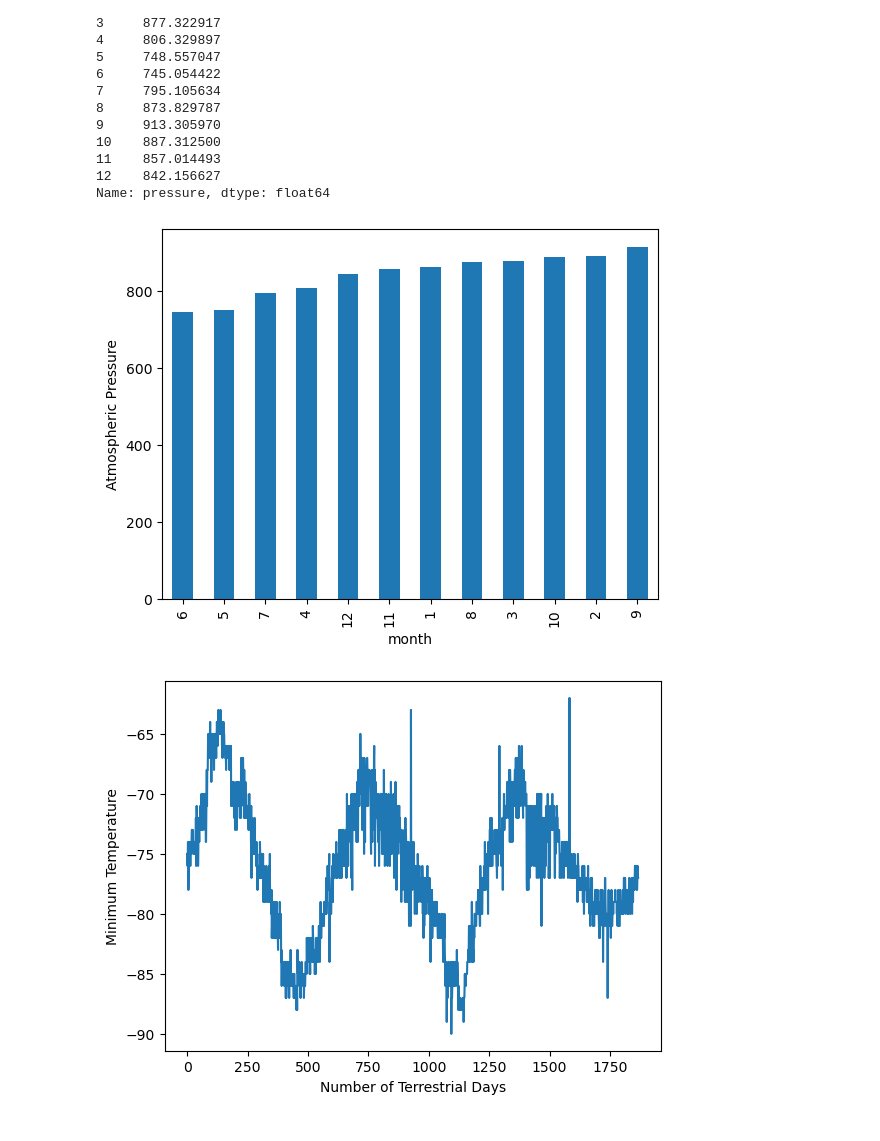
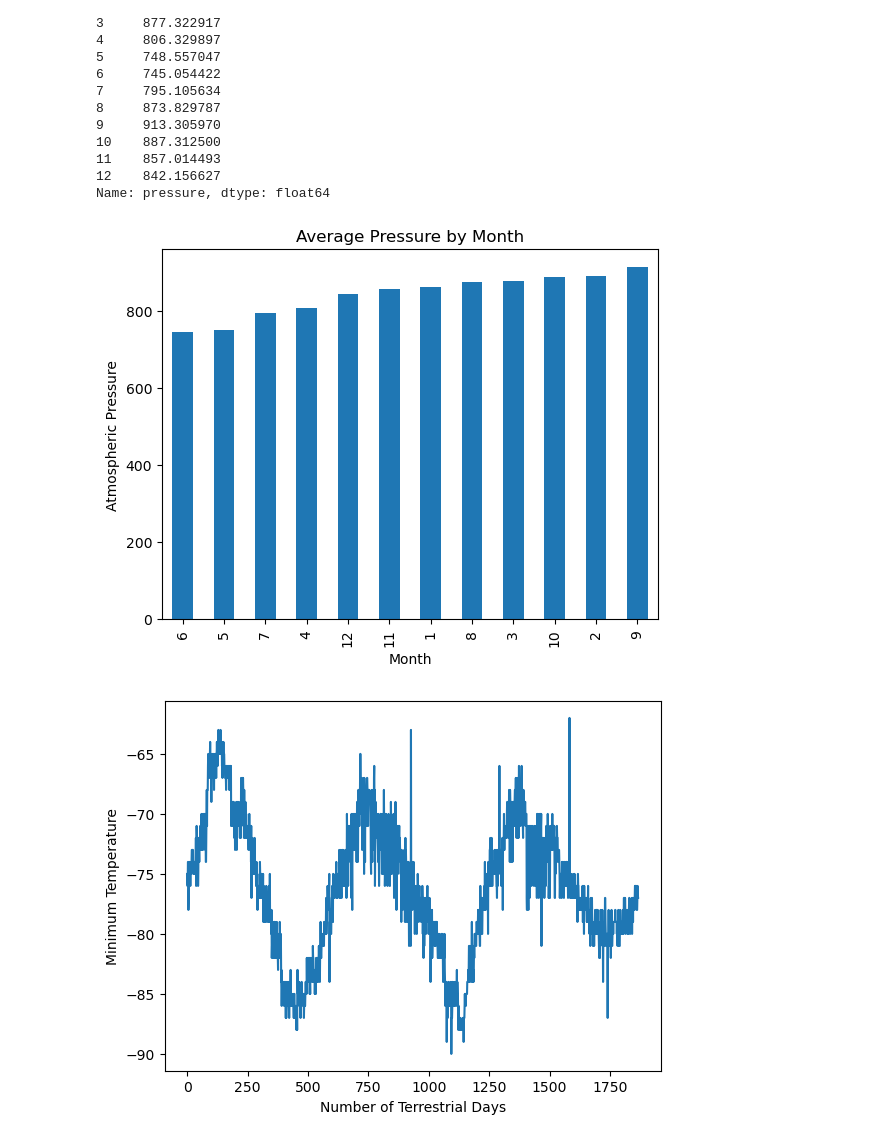
Before and after one commit to andrewjmack/webscrape-challenge, a Jupyter notebook: part_2_mars_weather.ipynb, the cells around one changed output. Drawn from its saved outputs; the diff is of its cells as text; code cells hidden in the pictures.

```diff
--- a/part_2_mars_weather.ipynb
+++ b/part_2_mars_weather.ipynb
@@ -231,15 +234,16 @@ Name: pressure, dtype: float64
 # %%
 # Plot the average pressure by month
 sorted_avg_pressure = avg_pressure.sort_values()
 sorted_avg_pressure.plot.bar()
-plt.xlabel('month')
+plt.xlabel('Month')
 plt.ylabel('Atmospheric Pressure')
+plt.title('Average Pressure by Month')
 
 # Plot and save image to Output folder
-plt.savefig('Output/avg_pressure.png')
+plt.savefig('Output/avg_pressure_low_to_high.png')
 plt.show()
 # %% [output]
-[figure, old version]
+[figure, new version]
 # %%
 # 5. How many terrestrial (earth) days are there in a Martian year?
 
```
Also changed, not shown: parts of 3 cells of this notebook, 5 other files.
